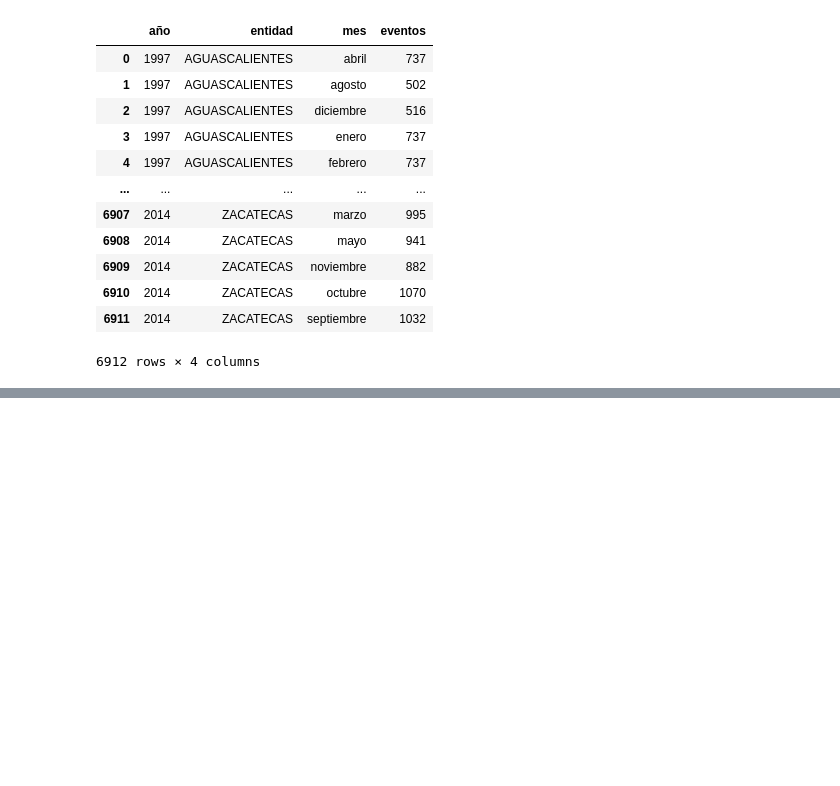
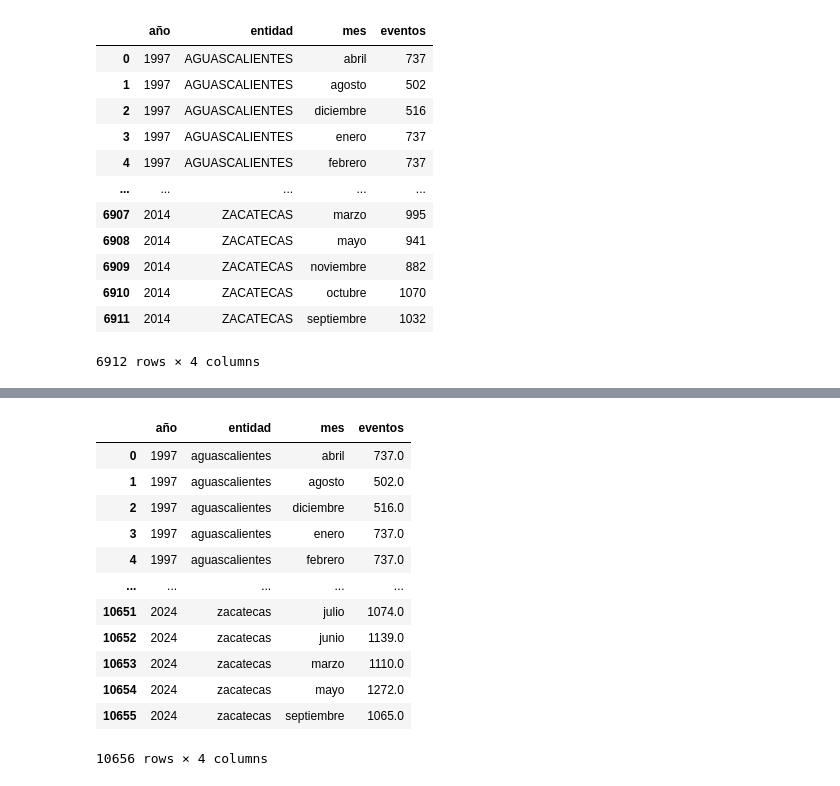
Before and after one commit to VictorHEsp/Proyecto_Final_Pob_Pub, a Jupyter notebook: inicial.ipynb, the cells around one changed output, grey strips where cells are left out. Cells and saved outputs as stored; diff of their text form; code cells hidden in the pictures; blank space fills up the shorter version.

```diff
--- a/inicial.ipynb
+++ b/inicial.ipynb
@@ -320,0 +400,19 @@ df2_final
+# %%
+df_final = pd.concat([df1_final, df2_final], ignore_index=True)
+df_final = df_final.sort_values(by=['año', 'entidad', 'mes'], ascending=[True, True, True])
+df_final = df_final.reset_index(drop=True)
+df_final
+# %% [output]
+|  | año | entidad | mes | eventos |
+| 0 | 1997 | aguascalientes | abril | 737.0 |
+| 1 | 1997 | aguascalientes | agosto | 502.0 |
+| 2 | 1997 | aguascalientes | diciembre | 516.0 |
+| 3 | 1997 | aguascalientes | enero | 737.0 |
+| 4 | 1997 | aguascalientes | febrero | 737.0 |
+| ... | ... | ... | ... | ... |
+| 10651 | 2024 | zacatecas | julio | 1074.0 |
+| 10652 | 2024 | zacatecas | junio | 1139.0 |
+| 10653 | 2024 | zacatecas | marzo | 1110.0 |
+| 10654 | 2024 | zacatecas | mayo | 1272.0 |
+| 10655 | 2024 | zacatecas | septiembre | 1065.0 |
+10656 rows × 4 columns
```
Also changed, not shown: parts of 11 cells of this notebook, 3 other files.
